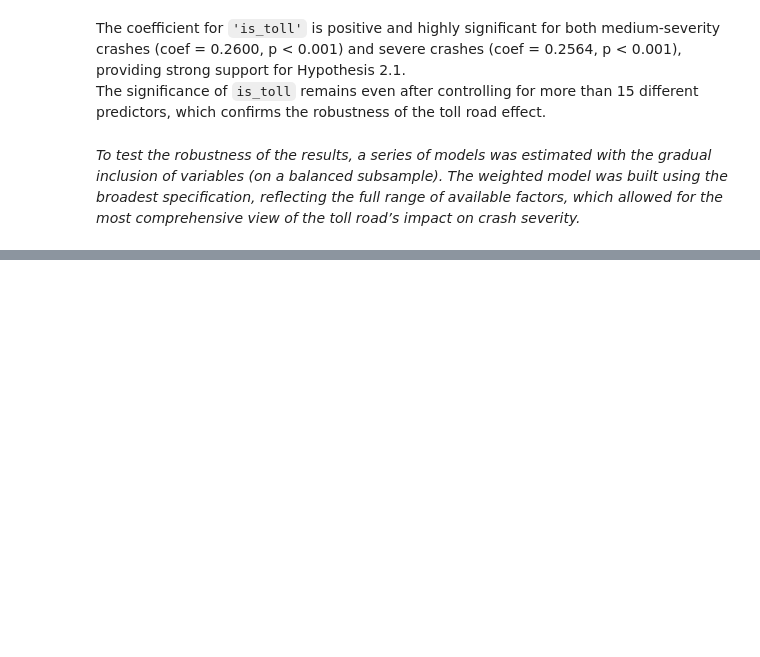
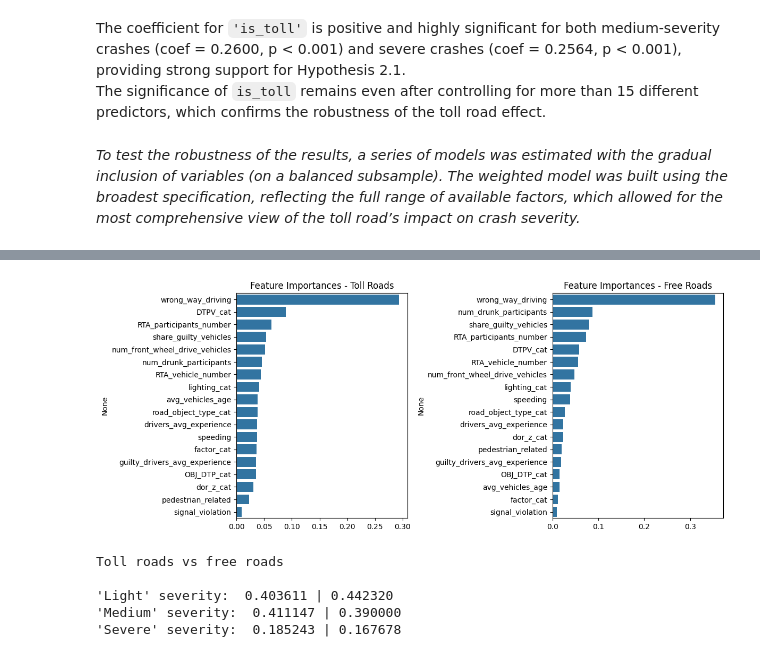
Before and after one commit to NastyaWheel/thesis, a Jupyter notebook: severity/severity_hypotheses.ipynb, the cells around one changed output, grey strips where cells are left out. Cells and saved outputs as stored; diff of their text form; code cells hidden in the pictures; blank space fills up the shorter version.

```diff
--- a/severity/severity_hypotheses.ipynb
+++ b/severity/severity_hypotheses.ipynb
@@ -245,0 +384,37 @@ _To test the robustness of the results, a series of models was estimated with th
+# %%
+# Feature importances
+importances_toll = pd.Series(xgb_toll.feature_importances_, index=features).sort_values(ascending=False)
+importances_free = pd.Series(xgb_free.feature_importances_, index=features).sort_values(ascending=False)
+
+# Визуализация
+plt.figure(figsize=(12, 5))
+
+plt.subplot(1, 2, 1)
+sns.barplot(x=importances_toll.values, y=importances_toll.index)
+plt.title("Feature Importances - Toll Roads")
+
+plt.subplot(1, 2, 2)
+sns.barplot(x=importances_free.values, y=importances_free.index)
+plt.title("Feature Importances - Free Roads")
+
+plt.tight_layout()
+plt.show()
+# %% [output]
+[figure, added]
+# %%
+proba_toll = xgb_toll.predict_proba(X_toll)
+proba_free = xgb_free.predict_proba(X_free)
+
+avg_proba_toll = np.mean(proba_toll, axis=0)
+avg_proba_free = np.mean(proba_free, axis=0)
+
+print("Toll roads vs free roads\n")
+print(f"'Light' severity:  {avg_proba_toll[0]:3f} | {avg_proba_free[0]:3f}")
+print(f"'Medium' severity:  {avg_proba_toll[1]:3f} | {avg_proba_free[1]:3f}")
+print(f"'Severe' severity:  {avg_proba_toll[2]:3f} | {avg_proba_free[2]:3f}")
+# %% [output]
+Toll roads vs free roads
+
+'Light' severity:  0.403611 | 0.442320
+'Medium' severity:  0.411147 | 0.390000
+'Severe' severity:  0.185243 | 0.167678
```
Also changed, not shown: parts of 30 cells of this notebook.
